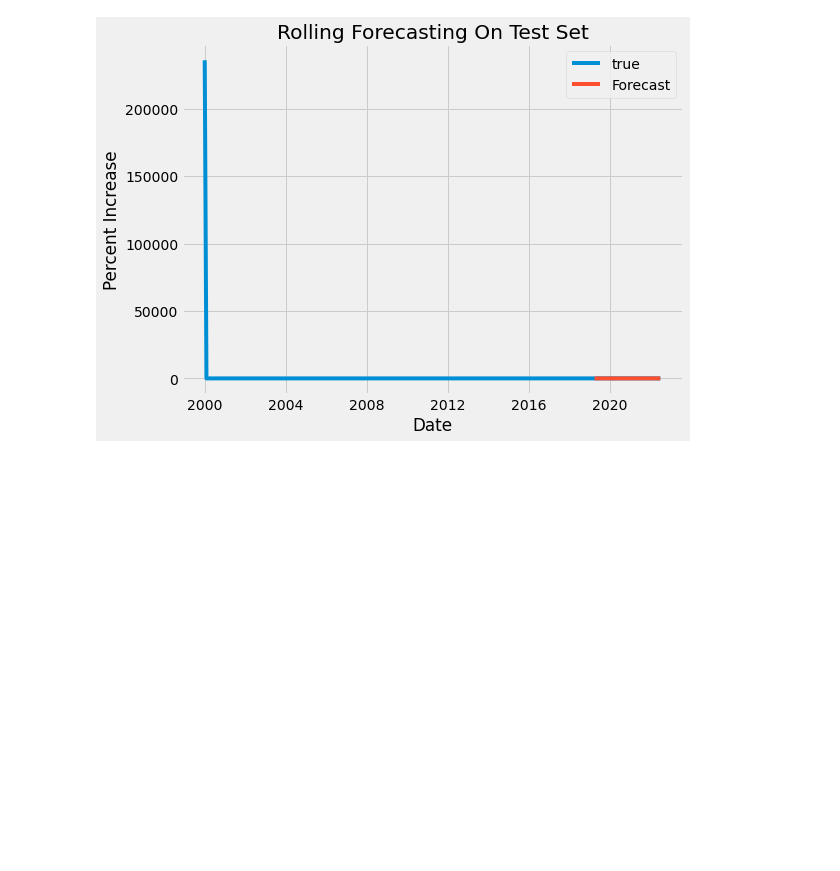
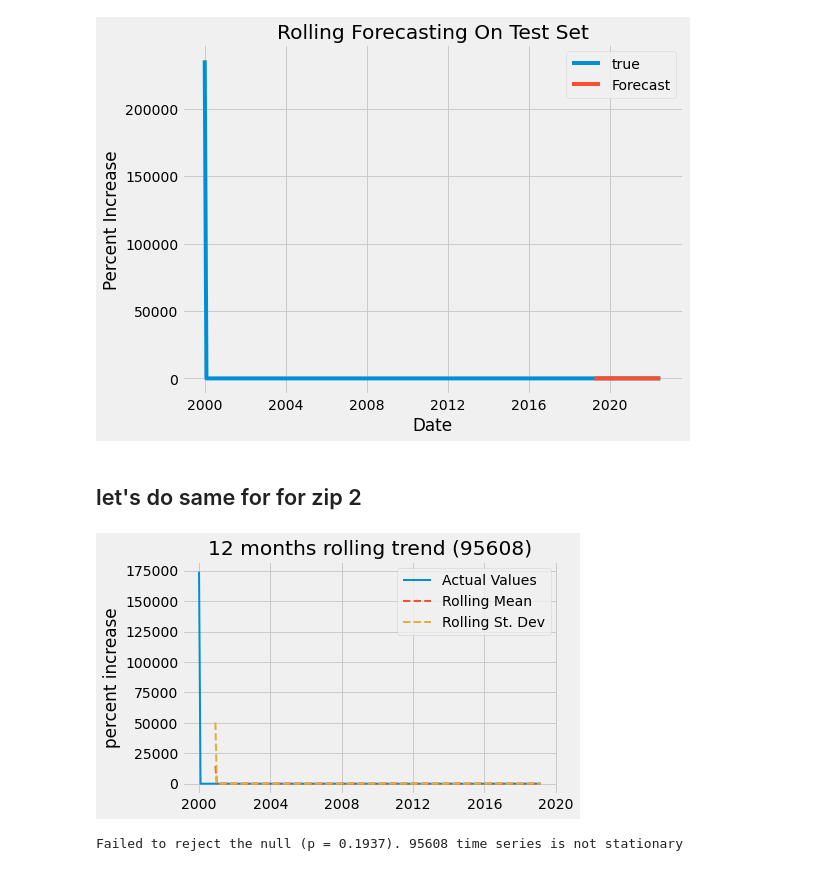
Before and after one commit to SringayKeno/forecasting-home-prices-sacramento-county, a Jupyter notebook: model_eval/sarima_model_evaluation_sac.ipynb, the cells around one changed output. Saved outputs shown, nothing was run; the diff lists cells and outputs as text; code cells hidden in the pictures; blank space fills up the shorter version.

```diff
--- a/model_eval/sarima_model_evaluation_sac.ipynb
+++ b/model_eval/sarima_model_evaluation_sac.ipynb
@@ -410,3 +401,13 @@ print(linalg.lapack.dgetrf([np.inf]))
 rmse_1 = test_RMSE(sel_df1, pdq, SPDQ)
 # %% [output]
 [figure]
+# %% [markdown]
+## let's do same for for zip 2
+# %%
+plot_moving_avg(sel_df2[:-40], 12, zip_2)
+# %% [output]
+[figure, added]
+# %%
+run_dickey_fuller(sel_df2[:-40], zip_2)
+# %% [output]
+Failed to reject the null (p = 0.1937). 95608 time series is not stationary
```
Also changed, not shown: parts of 74 cells of this notebook.
